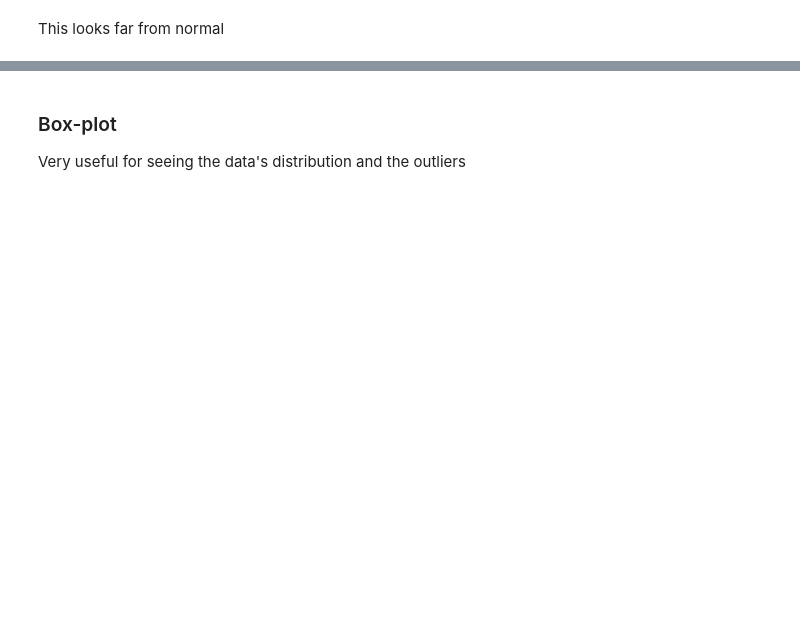
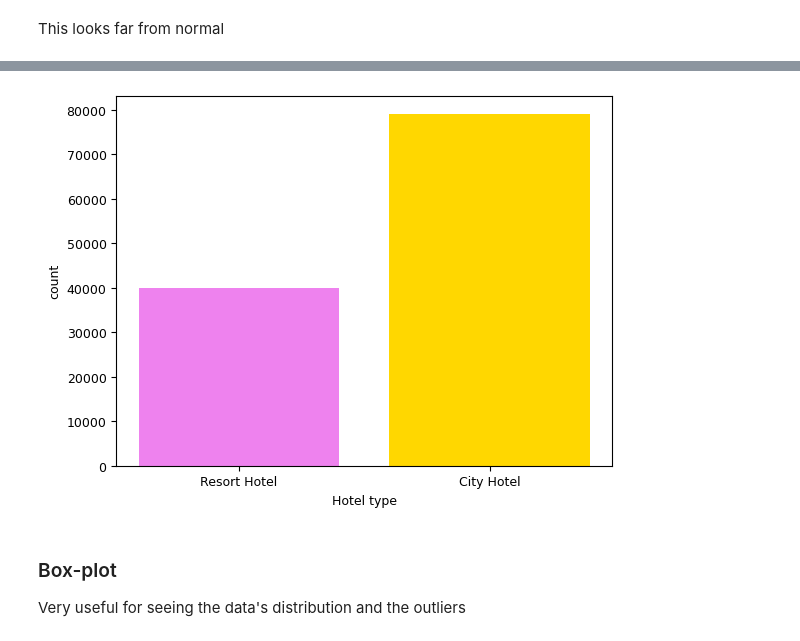
Before and after one commit to midoplays/DAProject, a Jupyter notebook: project.ipynb, the cells around one changed output, grey strips where cells are left out. Drawn from its saved outputs; the diff is of its cells as text; code cells hidden in the pictures; blank space fills up the shorter version.

```diff
--- a/project.ipynb
+++ b/project.ipynb
@@ -433,3 +451,14 @@ This looks far from normal
+# %%
+# Hotel types
+x = df.hotel.value_counts(sort=False).index
+y = df.hotel.value_counts(sort=False)
+plt.bar(x, y, color=['violet','gold'])
+plt.xticks([0,1], ['Resort Hotel', 'City Hotel'])
+plt.xlabel('Hotel type')
+plt.ylabel('count')
+plt.show()
+# %% [output]
+[figure, added]
 # %% [markdown]
 ### Box-plot
 Very useful for seeing the data's distribution and the outliers
```
Also changed, not shown: parts of 15 cells of this notebook.
